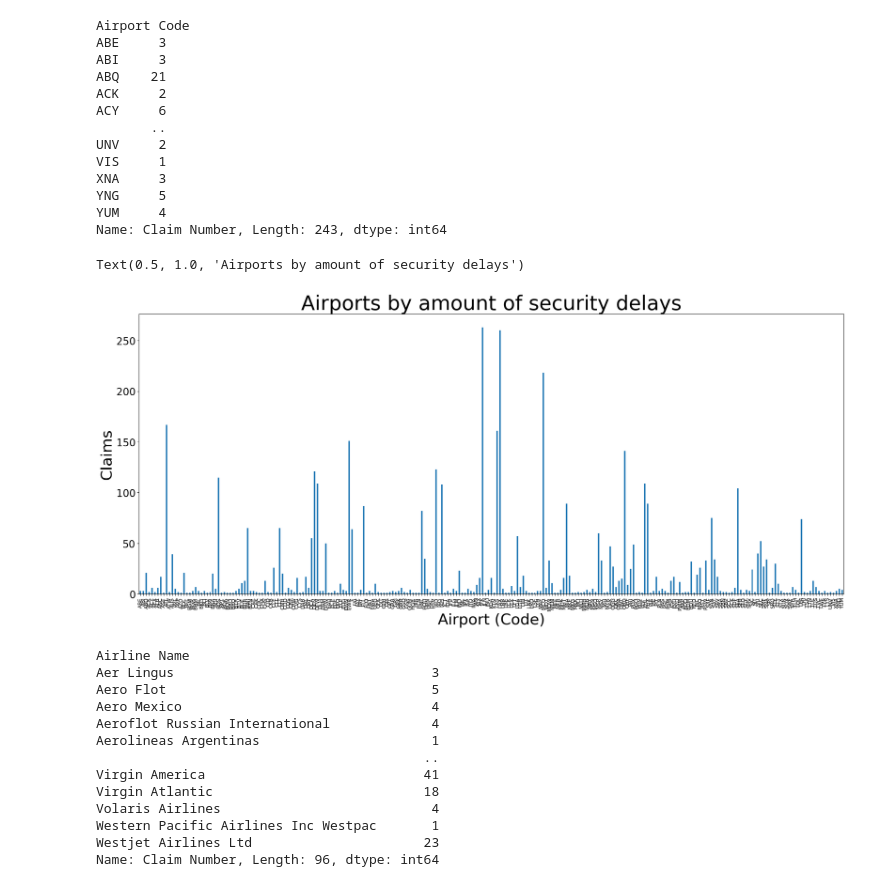
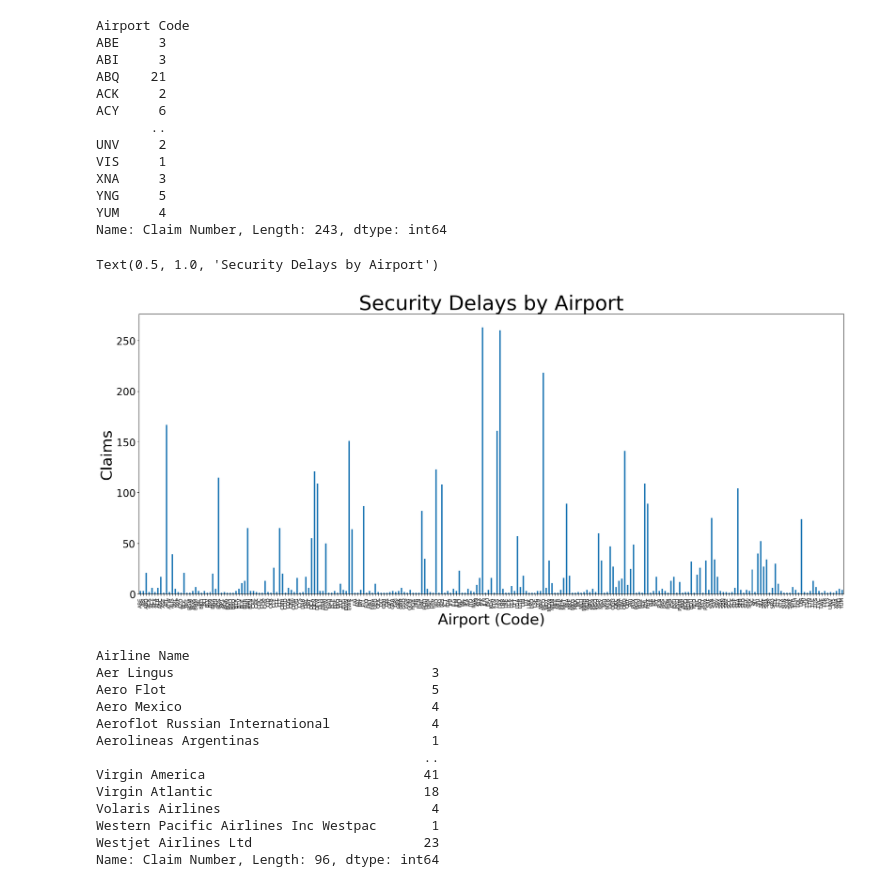
Before and after one commit to billywkim/Air_Travel_Analysis, a Jupyter notebook: Security_Delays/security_delays.ipynb, the cells around one changed output. Drawn from its saved outputs; the diff is of its cells as text; code cells hidden in the pictures.

Commit message:
Security file updated.

```diff
--- a/Security_Delays/security_delays.ipynb
+++ b/Security_Delays/security_delays.ipynb
@@ -86,13 +86,13 @@ Name: Claim Number, Length: 243, dtype: int64
 # %%
 airport_security_delay.plot(figsize=(25,10),kind="bar")
 plt.ylabel('Claims', fontsize='30')
 plt.xlabel('Airport (Code)', fontsize='30')
 plt.yticks(fontsize='20')
 plt.xticks(fontsize='10')
-plt.title('Airports by amount of security delays', fontsize='40')
+plt.title('Security Delays by Airport', fontsize='40')
 # %% [output]
-Text(0.5, 1.0, 'Airports by amount of security delays')
+Text(0.5, 1.0, 'Security Delays by Airport')
-[figure, old version]
+[figure, new version]
 # %%
 # Find how many claims associated with each airline:
 
```
Also changed, not shown: parts of 2 cells of this notebook.
